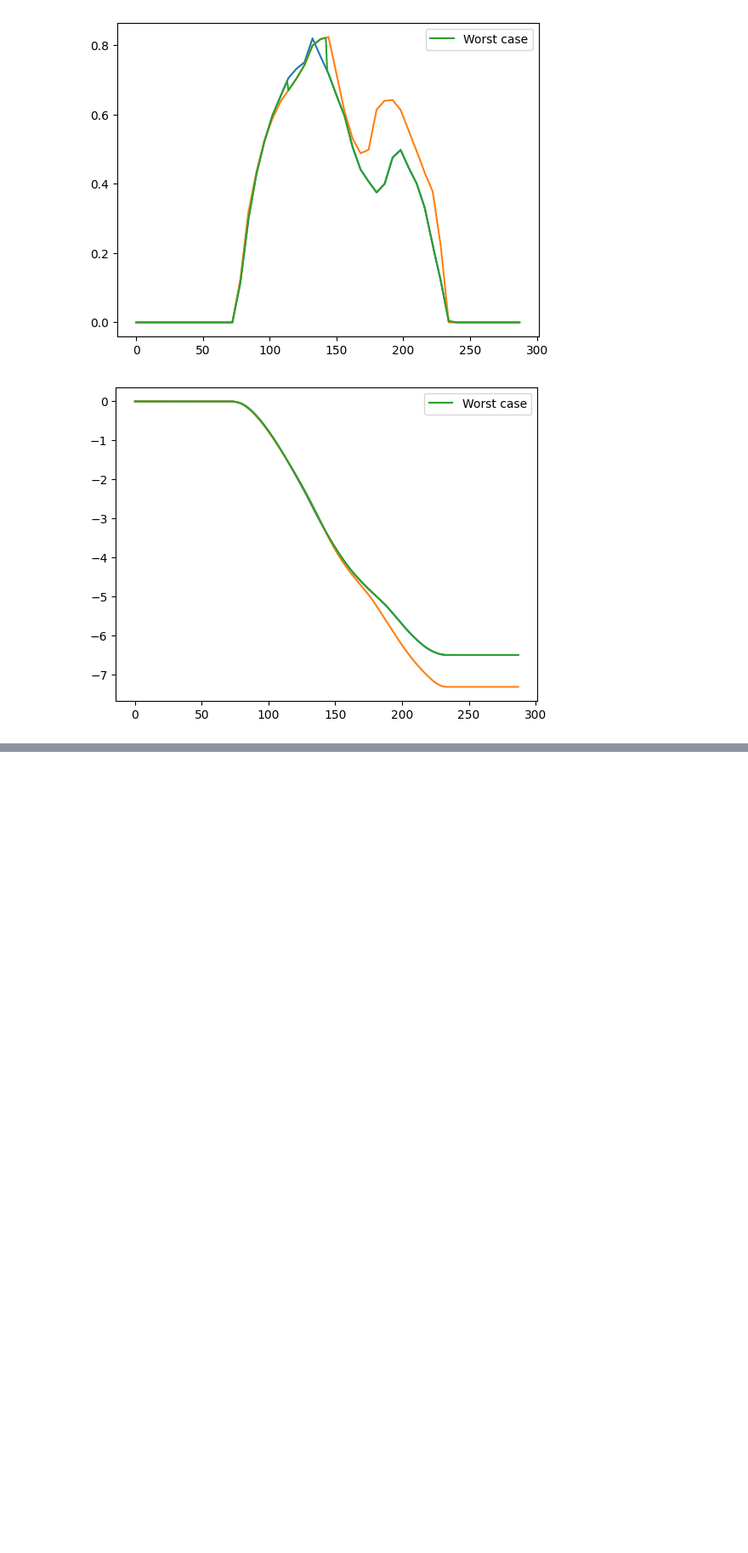
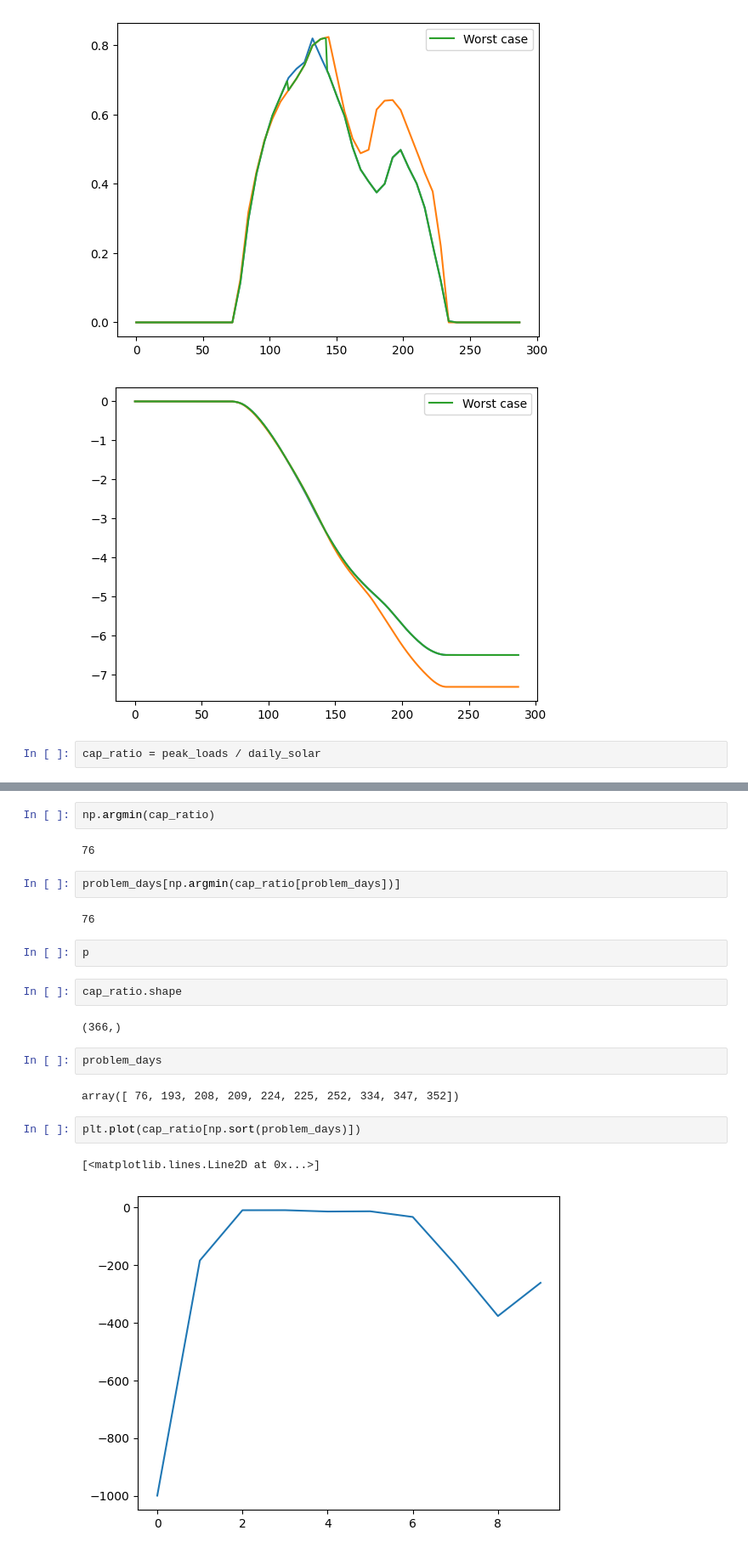
Before and after one commit to seanjennings960/renewableopt, a Jupyter notebook: notebooks/peak_ordering.ipynb, the cells around one changed output, grey strips where cells are left out. Shown at 85% size. Drawn from its saved outputs; the diff is of its cells as text; blank space fills up the shorter version.

```diff
--- a/notebooks/peak_ordering.ipynb
+++ b/notebooks/peak_ordering.ipynb
@@ -160,3 +200,5 @@ plt.legend()
 [figure]
 [figure]
 [figure]
+# %%
+cap_ratio = peak_loads / daily_solar
@@ -162,0 +215,23 @@ plt.legend()
+# %%
+np.argmin(cap_ratio)
+# %% [output]
+76
+# %%
+problem_days[np.argmin(cap_ratio[problem_days])]
+# %% [output]
+76
+# %%
+p
+# %%
+cap_ratio.shape
+# %% [output]
+(366,)
+# %%
+problem_days
+# %% [output]
+array([ 76, 193, 208, 209, 224, 225, 252, 334, 347, 352])
+# %%
+plt.plot(cap_ratio[np.sort(problem_days)])
+# %% [output]
+[<matplotlib.lines.Line2D at 0x...>]
+[figure, added]
```
Also changed, not shown: parts of 24 cells of this notebook, 3 other files.
